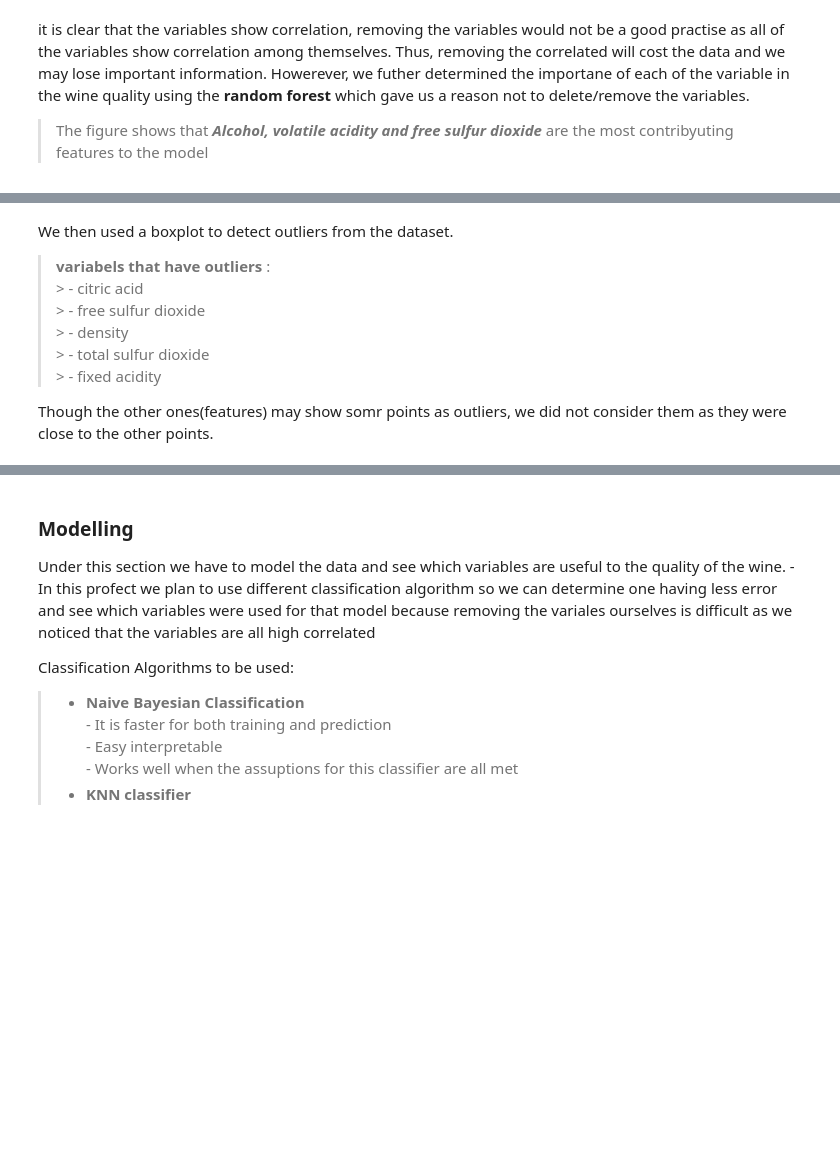
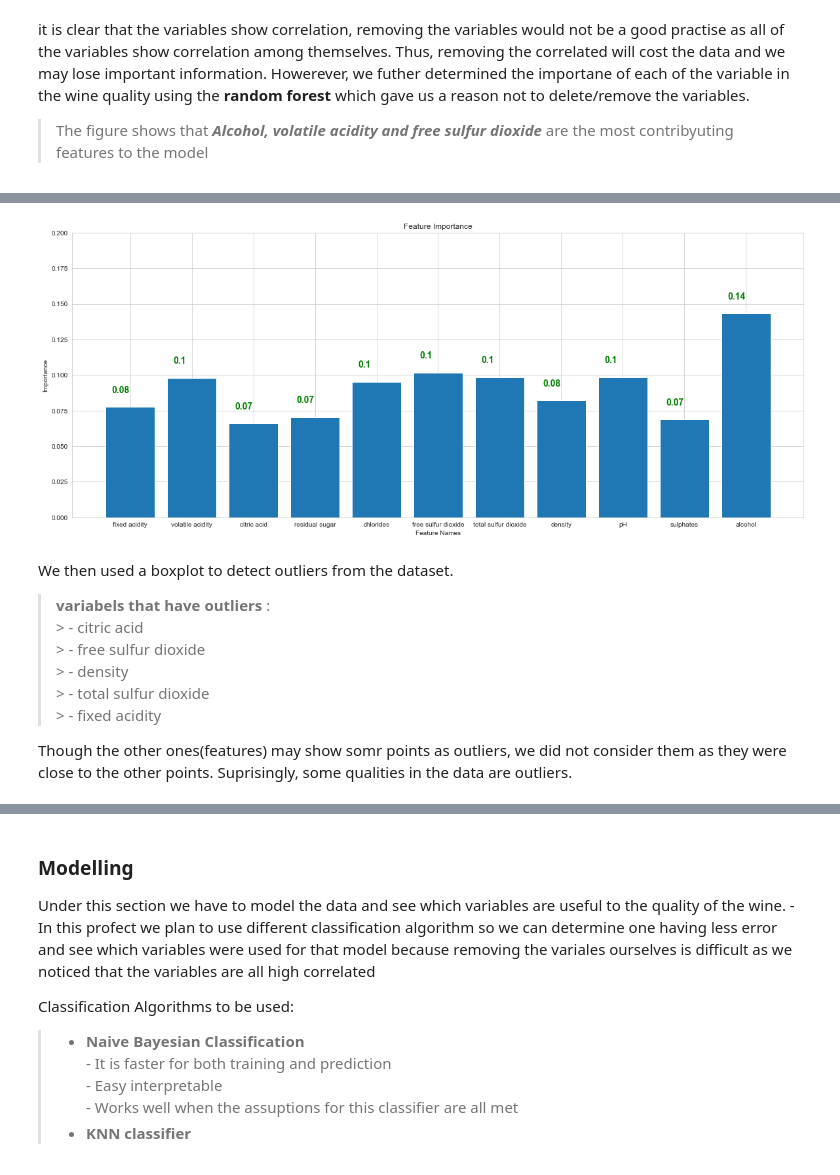
Before and after one commit to FeziweMelvin/Wine-Quality, a Jupyter notebook: whitewine.ipynb, the cells around one changed output, grey strips where cells are left out. Cells and saved outputs as stored; diff of their text form; code cells hidden in the pictures; blank space fills up the shorter version.

```diff
--- a/whitewine.ipynb
+++ b/whitewine.ipynb
@@ -205,3 +206,26 @@ plt.show()
+# %%
+from sklearn.tree import DecisionTreeClassifier
+dc_overall = DecisionTreeClassifier(random_state=1)
+X_decision = white_wine_df.drop(["quality"],axis=1)
+y_decision = white_wine_df["quality"]
+dc_overall.fit(X_decision, y_decision)
+
+#Datafram for feature importance
+importance_df = pd.DataFrame({"Feature":white_wine_df.columns[:11],"Importance":dc_overall.feature_importances_})
+
+#Plotting the importance using Decision Tree
+fig, ax = plt.subplots()
+fig.set_figwidth(20)
+fig.set_figheight(8)
+ax.bar(x = importance_df.Feature, height = importance_df.Importance)
+ax.set_title('Feature Importance')
+ax.set_xlabel('Feature Names')
+ax.set_ylabel('Importance')
+ax.set_ylim(top = 0.2)
+for i, v in enumerate(importance_df.Importance):
+    ax.text(i-0.3, v + 0.01, s = np.round(v,2), color='green', fontweight='bold',fontsize=14)
+# %% [output]
+[figure, added]
 # %% [markdown]
 We then used a boxplot to detect outliers from the dataset.
 
@@ -212,4 +236,4 @@ We then used a boxplot to detect outliers from the dataset.
     > - total sulfur dioxide <br>
     > - fixed acidity	<br>
 
-Though the other ones(features) may show somr points as outliers, we did not consider them as they were close to the other points.
+Though the other ones(features) may show somr points as outliers, we did not consider them as they were close to the other points. Suprisingly, some qualities in the data are outliers.
```
Also changed, not shown: parts of 12 cells of this notebook.
